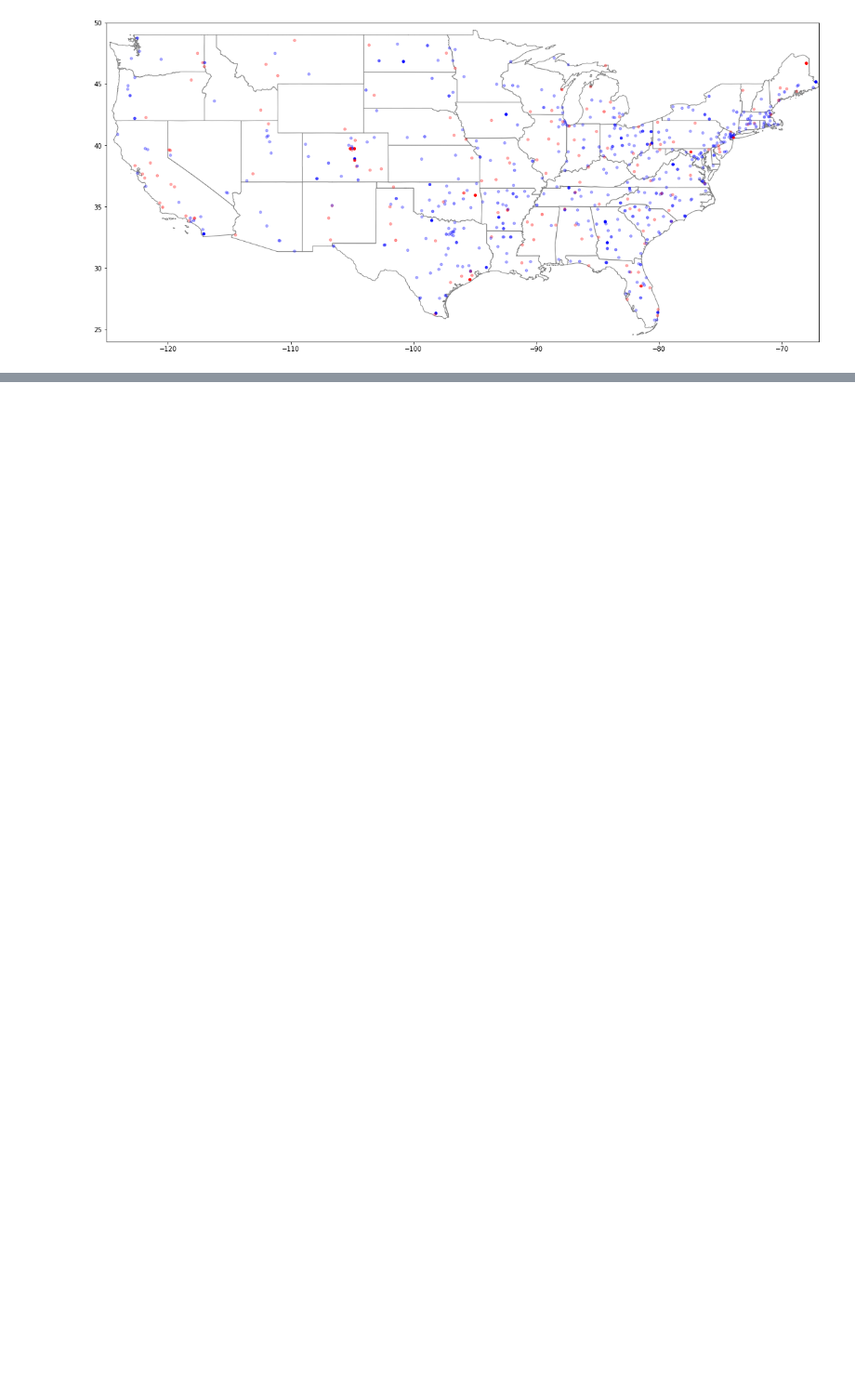
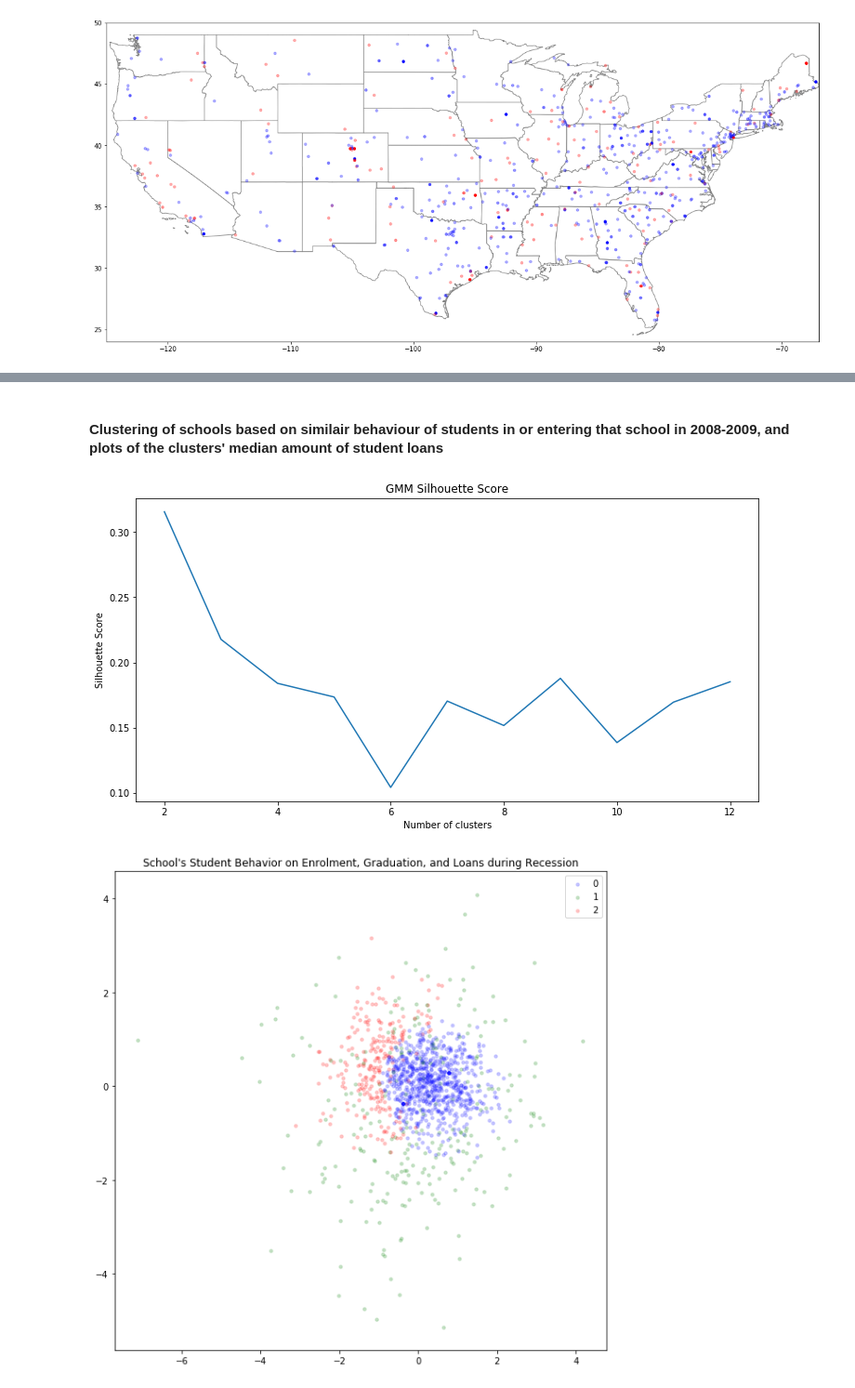
Before and after one commit to cyu1221/CS506, a Jupyter notebook: notebook/project_notebook.ipynb, the cells around one changed output, grey strips where cells are left out. Shown at 93% size. Saved outputs shown, nothing was run; the diff lists cells and outputs as text; code cells hidden in the pictures; blank space fills up the shorter version.

```diff
--- a/notebook/project_notebook.ipynb
+++ b/notebook/project_notebook.ipynb
@@ -195,0 +506,31 @@ uni_public_df.plot(ax=USA_base, marker='o', c=colors, markersize=15);
+# %% [markdown]
+#### Clustering of schools based on similair behaviour of students in or entering that school in 2008-2009, and plots of the clusters' median amount of student loans
+# %%
+df_extracted = extractRelevantData(edu_change_df, ["EN", "GR", "LOAN_T"], ["0809"])
+
+df_extracted = df_extracted.loc[((df_extracted["0809_EN"] < 90) &
+                                 (df_extracted["0809_EN"] > -90)&
+                                 (df_extracted["0809_GR"] < 90) &
+                                 (df_extracted["0809_GR"] > -90)&
+                                 (df_extracted["0809_LOAN_T"] < 90) &
+                                 (df_extracted["0809_LOAN_T"] > -90))]
+
+dataWithPCA2D(df_extracted)
+clusterData(df_extracted, 3, getScGraph = True)
+graphClusters(df_extracted, 3, "School's Student Behavior on Enrolment, Graduation, and Loans during Recession", clusterCol="CLUSTER")
+results_clusters_percent_change = dataStatistics(df_extracted, "describe", clusterCol="CLUSTER")
+
+original = extractRelevantData(edu_df, ["EN", "GR", "LOAN_T"], ["0102","0203","0304","0405","0506","0607","0708","0809","0910","1011","1112","1213","1314","1415","1516"])
+cols = original.columns.tolist()
+df_clustering_on_original = pd.merge(original , df_extracted[['UNITID', 'CLUSTER']], left_on='UNITID', right_on='UNITID', how='inner')
+
+results_clusters_original_data = dataStatistics(df_clustering_on_original, "median", clusterCol="CLUSTER")
+results_clusters_original_data = results_clusters_original_data[cols[3:]]
+description_original_data = dataStatistics(df_clustering_on_original, "describe", clusterCol="CLUSTER")
+
+print(results_clusters_original_data.iloc[:,30:45])
+
+plotAgregates(results_clusters_original_data.iloc[:,30:45], ["LOAN_T"], ["0: LOAN","1: LOAN", "2: LOAN"], title="Median amount of loans per school clustered by similarity")
+# %% [output]
+[figure, added]
+[figure, added]
```
Also changed, not shown: parts of 27 cells of this notebook, 3 other files.
